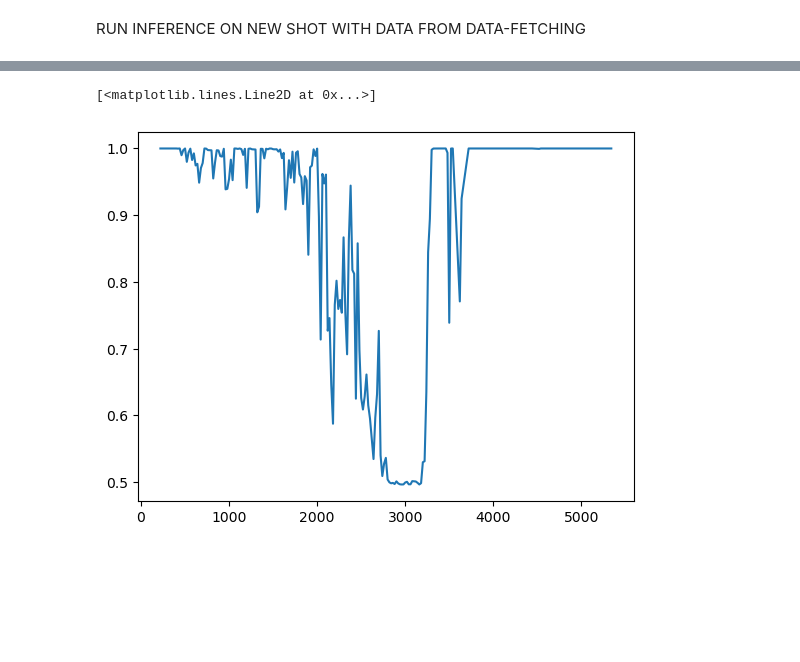
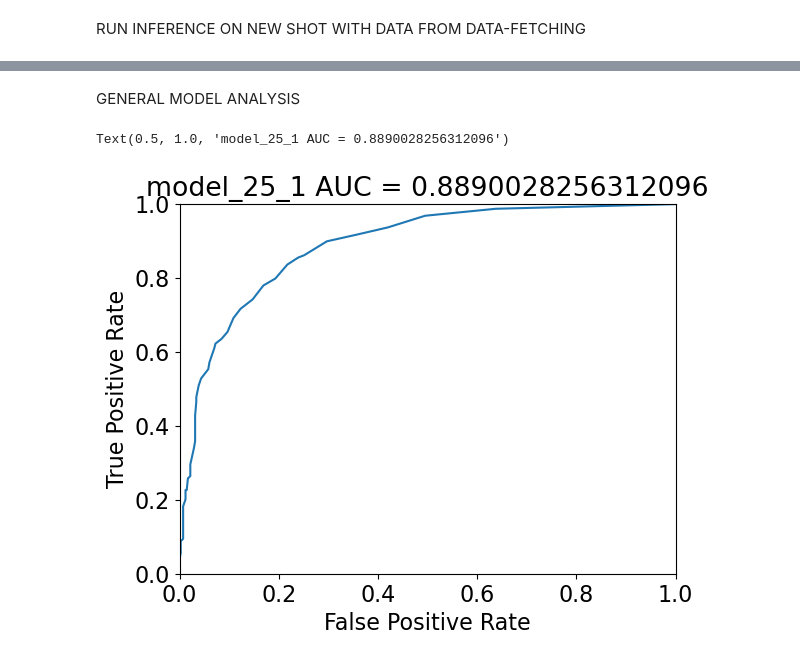
Before and after one commit to PlasmaControl/TearingModeSurvival, a Jupyter notebook: tm_model_simple_analysis.ipynb, the cells around one changed output, grey strips where cells are left out. Drawn from its saved outputs; the diff is of its cells as text; code cells hidden in the pictures; blank space fills up the shorter version.

```diff
--- a/tm_model_simple_analysis.ipynb
+++ b/tm_model_simple_analysis.ipynb
@@ -58,0 +147,19 @@ survival_output = model.predict_survival(x, [time_horizon])
+# %%
+survival_output = model.predict_survival(pd.DataFrame(x_pt), [time_horizon])
+wanted_shot = '199597'
+# FIND START AND END OF WANTED SHOT IN DATABASE
+start_index = np.where(shots_list_pt == wanted_shot)[0][0]
+end_index = len(shots_list_pt) - 1 - np.where(shots_list_pt[::-1] == wanted_shot)[0][0]
+
+print(start_index, end_index)
+x_shot = x_pt[start_index:end_index]
+t_shot = times_list_pt[start_index:end_index]
+survival_output_shot = 1-survival_output[start_index:end_index]
+#plt.ylim(0, 0.5)
+plt.plot(t_shot, survival_output_shot, label='Survival Probability')
+plt.plot(t_shot, metrics_helpers.LP_filter(survival_output_shot, alpha=0.64), label='Survival Probability')
+#plt.plot(t_shot, e[start_index:end_index], label='Tearing mode present')
+#plt.plot(t_shot, 1-t_shot/t_shot.max(), label='Normalized time to tearing mode')
+plt.xlabel('Time (ms)')
+#plt.legend(loc='lower left', bbox_to_anchor=(0, 0.1))
+plt.title(f'Shot {wanted_shot}')
@@ -88,6 +178,40 @@ rt_times, rt_survival_output, rt_x = get_rt_survival_from_shot('180637', 'recent
-# %%
-#plt.plot(cakenn_times, cakenn_survival_output, label='CAKENN Survival Probability')
-plt.plot(rt_times, rt_survival_output, label='RT Survival Probability')
-# %% [output]
-[<matplotlib.lines.Line2D at 0x...>]
-[figure, removed]
+# %% [markdown]
+GENERAL MODEL ANALYSIS
+# %%
+survival_output_valid = survival_output[indices_valid]
+thresholds = np.linspace(0, 1, 100)
+fprs = []
+fnrs = []
+warning_times_list = []
+jumps_list = []
+classification_list = []
+for threshold in thresholds:
+    classification, warning_times, jumps, shots, fpr, fnr = metrics_helpers.classify_database(metrics_helpers.LP_filter(1-survival_output_valid, alpha=0.95), e_valid, t_valid, shots_list_valid, threshold)
+    fprs.append(fpr)
+    fnrs.append(fnr)
+    warning_times_list.append(warning_times)
+    jumps_list.append(jumps)
+    classification_list.append(classification)
+
+fprs = np.array(fprs)
+fnrs = np.array(fnrs)
+tprs = 1.0 - fnrs
+
+# ---- Sort by ascending FPR ----
+pairs = sorted(zip(fprs, tprs), key=lambda x: x[0])
+fprs_sorted = np.array([p[0] for p in pairs])
+tprs_sorted = np.array([p[1] for p in pairs])
+
+# ---- Compute AUC via trapezoid rule ----
+auc = np.trapz(tprs_sorted, x=fprs_sorted)
+#auc = np.trapz(1-fnrs, fprs)
+plt.plot(fprs, 1-fnrs)
+plt.xlabel('False Positive Rate')
+plt.ylabel('True Positive Rate')
+plt.ylim(0, 1)
+plt.xlim(0, 1)
+
+plt.title(f'{output_filename_base} AUC = {auc}')
+# %% [output]
+Text(0.5, 1.0, 'model_25_1 AUC = 0.8890028256312096')
+[figure, added]
```
Also changed, not shown: parts of 20 cells of this notebook.
